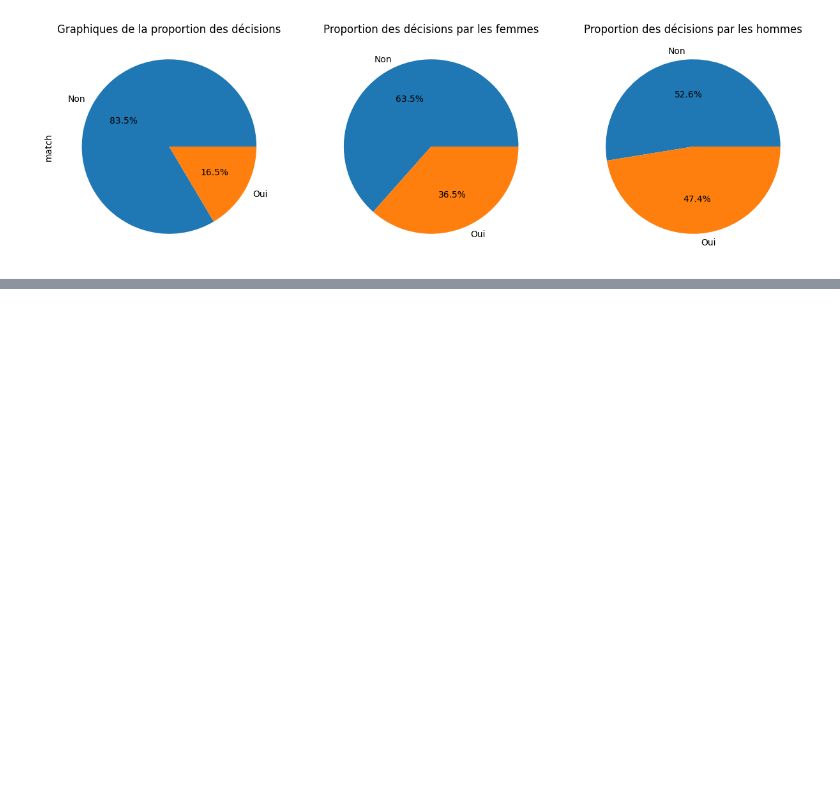
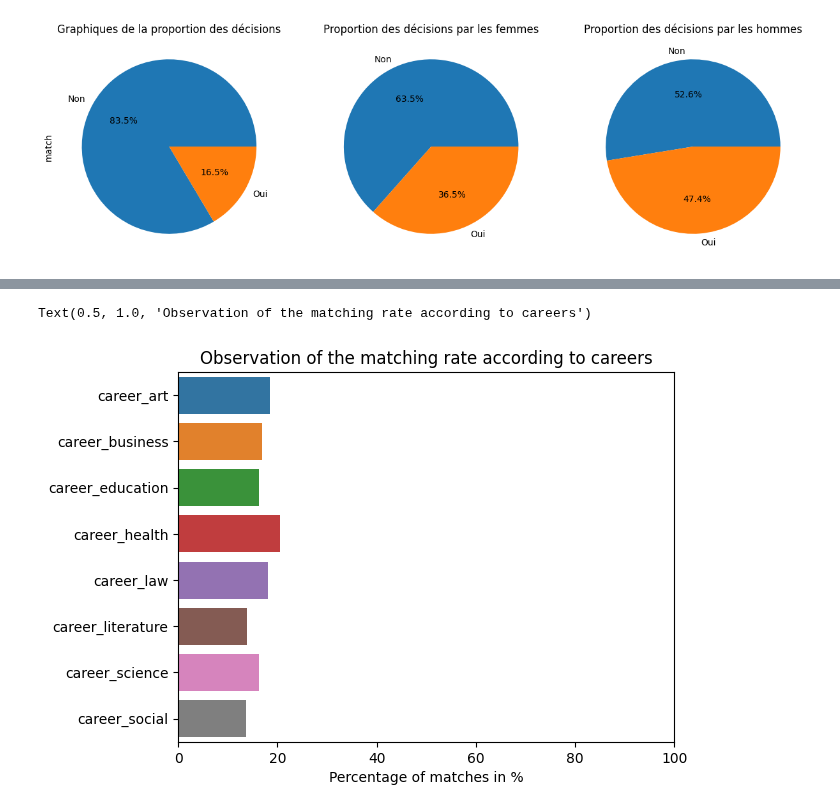
Before and after one commit to B-Manitas/Speed-Dating, a Jupyter notebook: notebook/visualization.ipynb, the cells around one changed output, grey strips where cells are left out. Cells and saved outputs as stored; diff of their text form; code cells hidden in the pictures; blank space fills up the shorter version.

```diff
--- a/notebook/visualization.ipynb
+++ b/notebook/visualization.ipynb
@@ -115,0 +145,23 @@ g.map_lower(sns.kdeplot, levels=4, color=".2")
+# %%
+careers = ['career_art', 'career_business', 'career_education', 'career_health',
+           'career_law', 'career_literature', 'career_science', 'career_social']
+
+# Dictionnaire pour stocker les ratios de match pour chaque carrière
+ratios = {}
+
+# Calculer les ratios de match pour chaque carrière
+for career in careers:
+    df_career = DATASET[DATASET[career] == 1]
+    ratio = np.sum(df_career['match'] == 1) * 100 / len(df_career)
+    ratios[career] = ratio
+
+# Afficher les résultats
+ratios = list(ratios.values())
+careers = ['career_art','career_business','career_education','career_health','career_law','career_literature','career_science','career_social']
+sns.barplot(x=ratios, y=careers)
+plt.xlim(0,100)
+plt.xlabel("Percentage of matches in %")
+plt.title("Observation of the matching rate according to careers")
+# %% [output]
+Text(0.5, 1.0, 'Observation of the matching rate according to careers')
+[figure, added]
```
Also changed, not shown: parts of 6 cells of this notebook.
